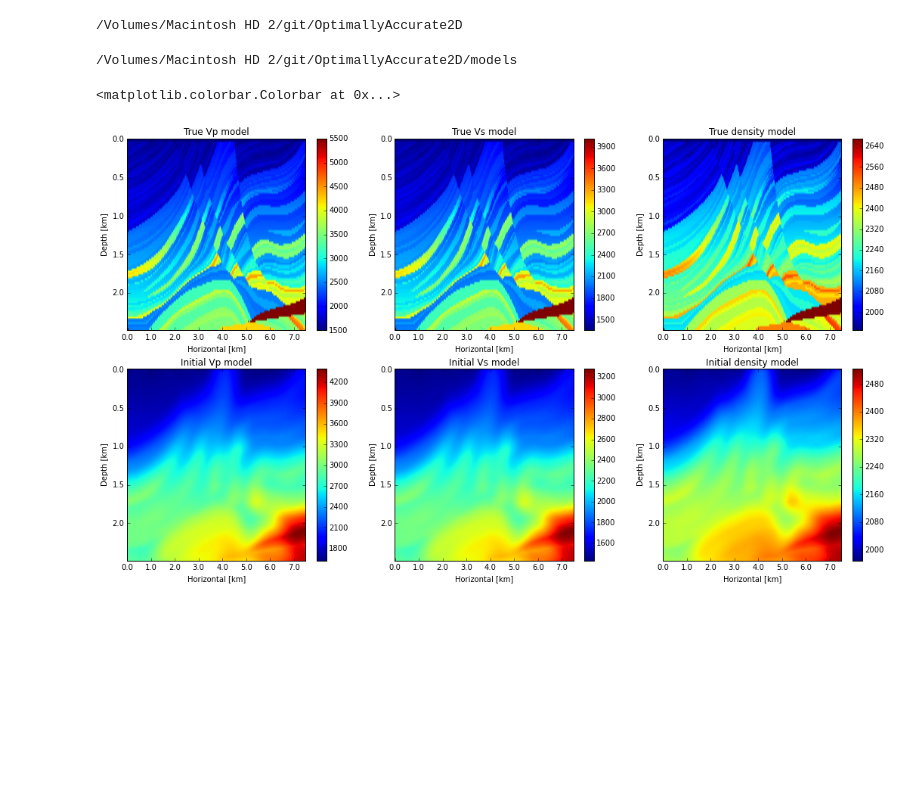
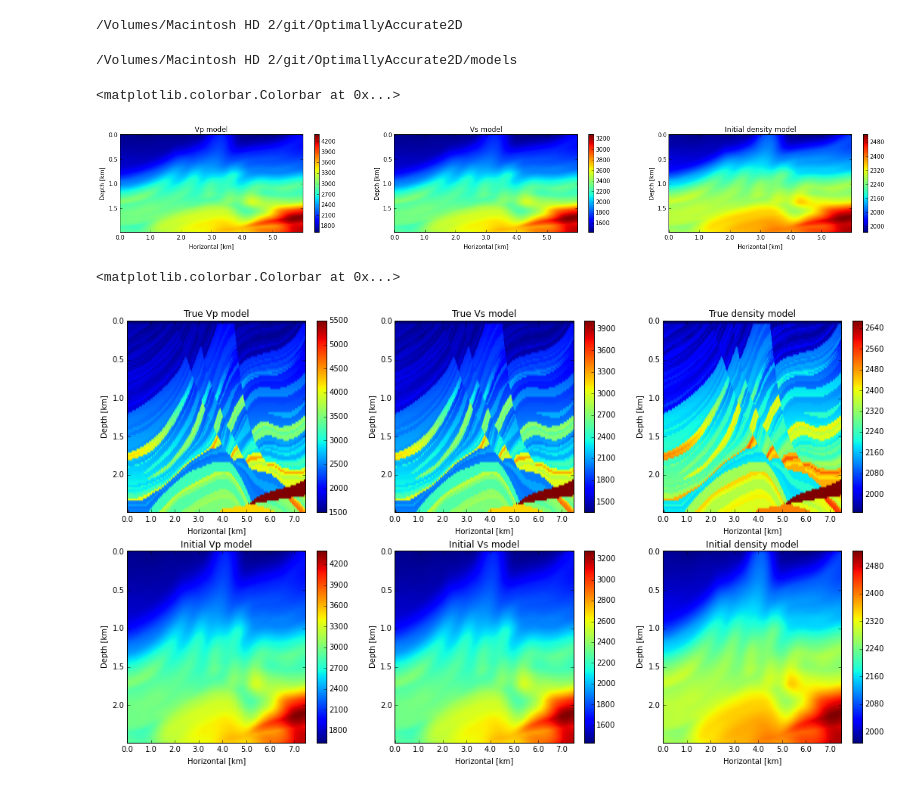
Before and after one commit to ssutinglai/OptimallyAccurate2D, a Jupyter notebook: pineapples/modelviewer.ipynb, the cells around one changed output. Cells and saved outputs as stored; diff of their text form; code cells hidden in the pictures; blank space fills up the shorter version.

```diff
--- a/pineapples/modelviewer.ipynb
+++ b/pineapples/modelviewer.ipynb
@@ -57,6 +57,56 @@ vsSMmodel=np.reshape(data,(nz,nx))
 data=np.fromfile('marmousi_rho_sm',dtype=np.float32)
 
 rhoSMmodel=np.reshape(data,(nz,nx))
+# %%
+fig=plt.figure(figsize=(24,3))
+
+plt.subplot(131)
+ax=plt.gca()
+ax.set_ylabel("Depth [km]")
+ax.set_xlabel("Horizontal [km]")
+#plt.yticks(np.arange(0,-nz*dz,-0.5))
+#plt.xticks(np.arange(0,nx*dx,1.0))
+plt.imshow(vpSMmodel,aspect='auto')
+ax.autoscale(False)
+ax.set_title('Vp model')
+ax.xaxis.set_major_locator(matplotlib.ticker.MultipleLocator(int(xtick/dx)))
+ax.xaxis.set_major_formatter(matplotlib.ticker.FuncFormatter(my_xform))
+ax.yaxis.set_major_locator(matplotlib.ticker.MultipleLocator(int(ztick/dz)))
+ax.yaxis.set_major_formatter(matplotlib.ticker.FuncFormatter(my_zform))
+plt.colorbar()
+
+plt.subplot(132)
+ax=plt.gca()
+ax.set_ylabel("Depth [km]")
+ax.set_xlabel("Horizontal [km]")
+#plt.yticks(np.arange(0,-nz*dz,-0.5))
+#plt.xticks(np.arange(0,nx*dx,1.0))
+plt.imshow(vsSMmodel,aspect='auto')
+ax.autoscale(False)
+ax.set_title('Vs model')
+ax.xaxis.set_major_locator(matplotlib.ticker.MultipleLocator(int(xtick/dx)))
+ax.xaxis.set_major_formatter(matplotlib.ticker.FuncFormatter(my_xform))
+ax.yaxis.set_major_locator(matplotlib.ticker.MultipleLocator(int(ztick/dz)))
+ax.yaxis.set_major_formatter(matplotlib.ticker.FuncFormatter(my_zform))
+plt.colorbar()
+
+plt.subplot(133)
+ax=plt.gca()
+ax.set_ylabel("Depth [km]")
+ax.set_xlabel("Horizontal [km]")
+#plt.yticks(np.arange(0,-nz*dz,-0.5))
+#plt.xticks(np.arange(0,nx*dx,1.0))
+plt.imshow(rhoSMmodel,aspect='auto')
+ax.autoscale(False)
+ax.set_title('Initial density model')
+ax.xaxis.set_major_locator(matplotlib.ticker.MultipleLocator(int(xtick/dx)))
+ax.xaxis.set_major_formatter(matplotlib.ticker.FuncFormatter(my_xform))
+ax.yaxis.set_major_locator(matplotlib.ticker.MultipleLocator(int(ztick/dz)))
+ax.yaxis.set_major_formatter(matplotlib.ticker.FuncFormatter(my_zform))
+plt.colorbar()
+# %% [output]
+<matplotlib.colorbar.Colorbar at 0x...>
+[figure, added]
 # %%
 
 fig=plt.figure(figsize=(18,10))
```
Also changed, not shown: parts of 1 cell of this notebook, 2 other files.
